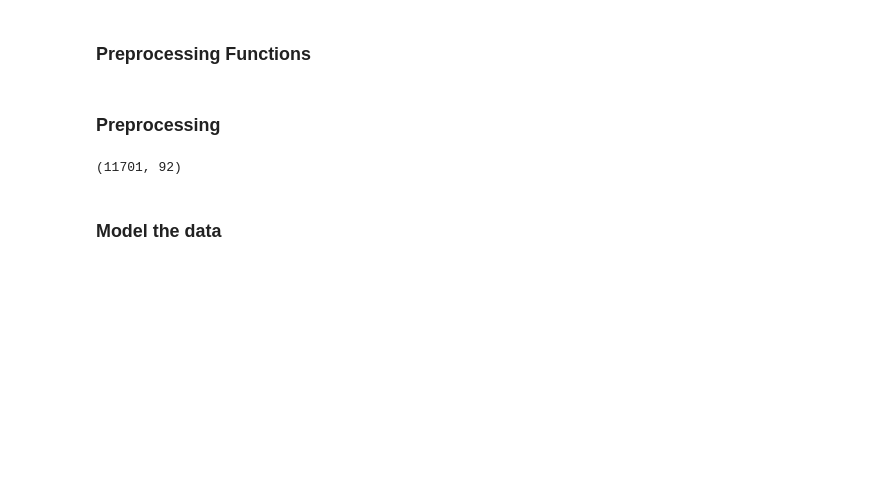
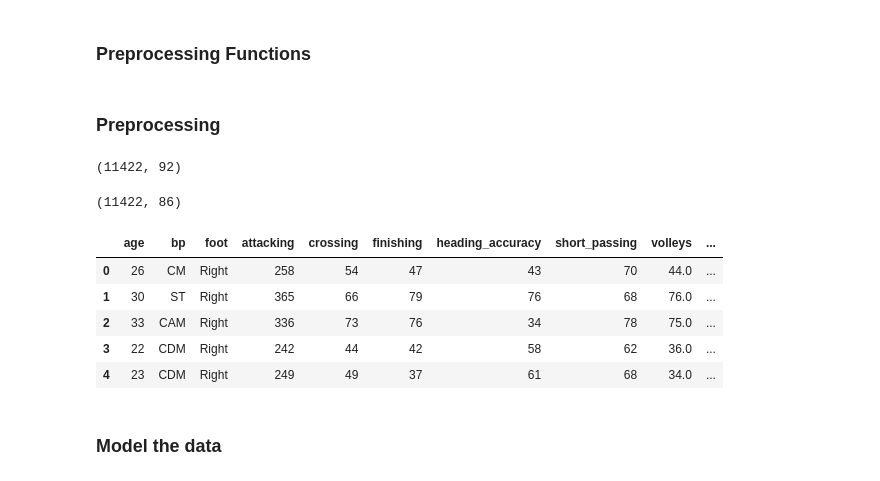
Before and after one commit to salwey/fifa_project, a Jupyter notebook: fifa_project_1.ipynb, the cells around one changed output. Cells and saved outputs as stored; diff of their text form; code cells hidden in the pictures; blank space fills up the shorter version.

```diff
--- a/fifa_project_1.ipynb
+++ b/fifa_project_1.ipynb
@@ -226,25 +226,30 @@ def preprocessing(dirty_data):
     #dirty_data['a/w'] = pd.to_numeric(dirty_data['a/w'])
     #dirty_data['d/w'] = pd.to_numeric(dirty_data['d/w'])
 
-    # dropping columns that have pretty unique values & not sure best way to handled days...consider converting to number for model testing?
+    # dropping columns that have pretty unique values & not sure best way to handled dates...consider converting to number for model testing?
     if dropped_joined_loan_date == False:
         dirty_data = dirty_data.drop(['joined','loan_date_end'],axis=1)
         dropped_joined_loan_date = True
 
     # Deciding which categoricals to keep
 
-    # dropping columns that have unique values
+    # dropping categorical type columns that have unique values
     if dropped_id_name == False:
         dirty_data = dirty_data.drop(['id','name'],axis=1)
         dropped_id_name = True
 
-    # dropping columns with many categorical values....for now
+    # dropping columns with many categorical values...
+    # testing - lets also drop age, height, weight, foot, growth, value, wage, release_clause...ok, when we do this we no longer get crazy results with the validation data
+    #          is it a specific column or number of columns....let's try reincluding and see when it goes bad again - with release clause validation goes crazy...
+    # issue resolved: was refitting for scaling..no longer doing this and predictions are now resonable
+    #          however, when we reintroduce age or wage for example our r2 test increases but our r2/mse validation goes crazy still
     if dropped_other_cols == False:
-        dirty_data = dirty_data.drop(['nationality','club','position','team_&_contract','contract'],axis=1)
+        dirty_data = dirty_data.drop(['nationality','club','position','team_&_contract','contract','age'],axis=1)
+        #dirty_data = dirty_data.drop(['age','growth','height','weight','value','wage','release_clause'],axis=1)
         dropped_other_cols = True
 
 
-    # handle nulls
+    # handle remaining nulls
 
     #dirty_data['club'] = dirty_data['club'].fillna("Unknown")
     #dirty_data['position'] = dirty_data['position'].fillna("Unknown")
@@ -252,13 +257,21 @@ def preprocessing(dirty_data):
     summary = pd.concat([dirty_data.isna().sum(), round(dirty_data.isna().sum()/len(dirty_data),4)*100 ],axis=1)
     summary = summary.set_axis(['Null Volumes','Null %'], axis=1)
 
-    # drop loan_date_end
-    summary[summary['Null Volumes']>0].index
+    # print(list(summary[summary['Null Volumes']>0].index)) # these are the columns that have nulls in them
+    #for c in summary[summary['Null Volumes']>0].index:
+    #    print(c)
 
-    #print(summary[summary['Null Volumes']>0].index)
+    # drop rows containing nulls (['volleys', 'curve', 'agility', 'balance', 'jumping', 'interceptions', 'positioning', 'vision', 'composure', 'sliding_tackle', 'a/w', 'd/w'])
+    #for c in summary[summary['Null Volumes']>0].index:
+    #    dirty_data = dirty_data.dropna(c,inplace=True)
 
-    for c in summary[summary['Null Volumes']>0].index:
-        dirty_data[c] = dirty_data[c].fillna(dirty_data[c].mean())
+    dirty_data = dirty_data.dropna(subset=list(summary[summary['Null Volumes']>0].index),inplace=False) # inplace=true just skips need to assign it...
+    dirty_data = dirty_data.reset_index() # we need to rebuild index after dropping rows...
+
+    # sets NaNs to mean - seems reasonable but validation results going wack and it's due to predictions on rows where the mean has been set
+    #for c in summary[summary['Null Volumes']>0].index:
+    #    dirty_data[c] = dirty_data[c].fillna(dirty_data[c].mean())
+
 
     #temp = dirty_data[['a/w','d/w','sm']]
     #temp.dtypes
@@ -280,6 +293,12 @@ dropped_other_cols = False
 first_run = True
 dirty_data = prep_headings(dirty_data,'joined')
 freshly_cleaned_data = preprocessing(dirty_data)
+freshly_cleaned_data.shape
+# summary = pd.concat([freshly_cleaned_data.isna().sum(), round(freshly_cleaned_data.isna().sum()/len(freshly_cleaned_data),4)*100 ],axis=1)
+# summary = summary.set_axis(['Null Volumes','Null %'], axis=1)
+# summary.T
+# %% [output]
+(11422, 92)
 # %%
 # pd.set_option('display.max_rows', None)
 # display(data['hits'].value_counts())
@@ -291,7 +310,16 @@ freshly_cleaned_data = preprocessing(dirty_data)
 # %%
 freshly_cleaned_data.shape
 # %% [output]
-(11701, 92)
+(11422, 86)
+# %%
+freshly_cleaned_data.head()
+# %% [output]
+|  | age | bp | foot | attacking | crossing | finishing | heading_accuracy | short_passing | volleys | ... |
+| 0 | 26 | CM | Right | 258 | 54 | 47 | 43 | 70 | 44.0 | ... |
+| 1 | 30 | ST | Right | 365 | 66 | 79 | 76 | 68 | 76.0 | ... |
+| 2 | 33 | CAM | Right | 336 | 73 | 76 | 34 | 78 | 75.0 | ... |
+| 3 | 22 | CDM | Right | 242 | 44 | 42 | 58 | 62 | 36.0 | ... |
+| 4 | 23 | CDM | Right | 249 | 49 | 37 | 61 | 68 | 34.0 | ... |
 # %% [markdown]
 ###
 ### Model the data
```
Also changed, not shown: parts of 31 cells of this notebook.
